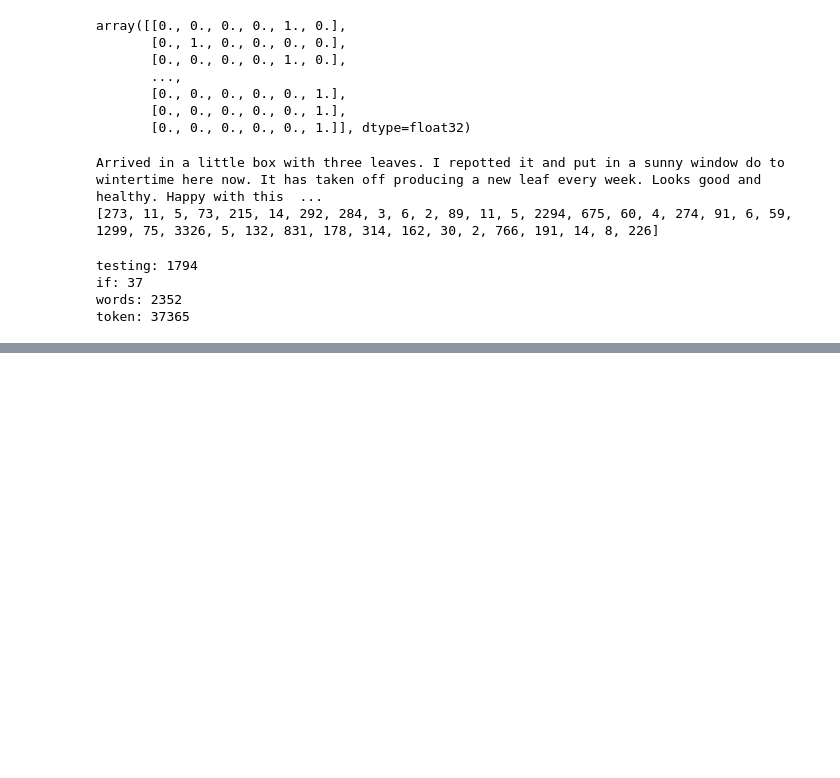
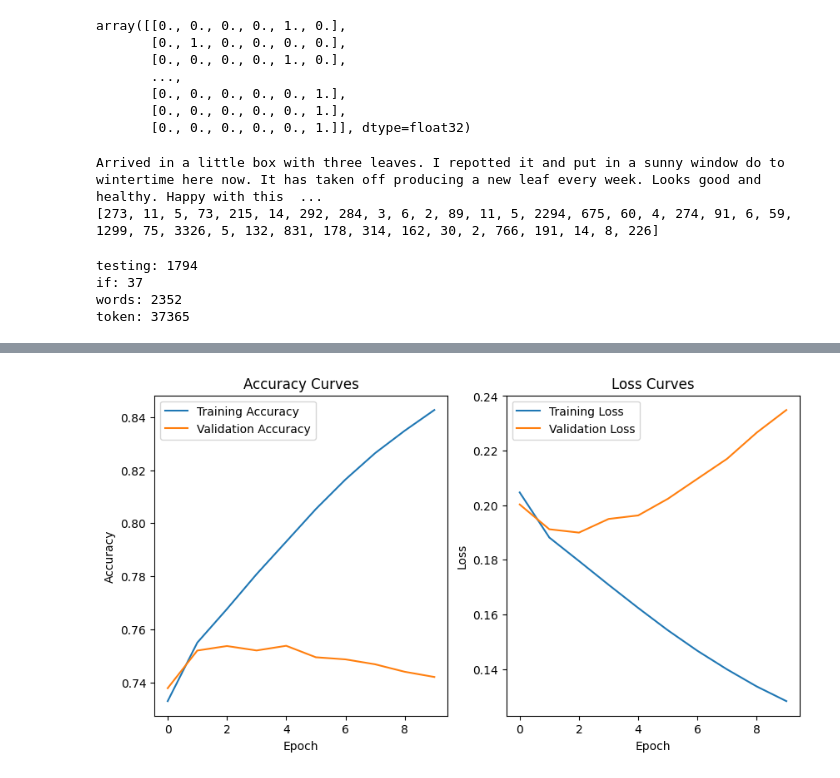
Before and after one commit to ESadik0908/Dissertation, a Jupyter notebook: Notebooks/NeuralNetwork sentiment analysis.ipynb, the cells around one changed output, grey strips where cells are left out. Drawn from its saved outputs; the diff is of its cells as text; code cells hidden in the pictures; blank space fills up the shorter version.

```diff
--- a/Notebooks/NeuralNetwork sentiment analysis.ipynb
+++ b/Notebooks/NeuralNetwork sentiment analysis.ipynb
@@ -88,7 +107,5 @@ token: 37365
 # %%
-from keras.utils import pad_sequences
-
-maxlen = 100
+maxlen = 5255
 
 train_x = pad_sequences(train_x, padding='post', maxlen=maxlen)
 test_x = pad_sequences(test_x, padding='post', maxlen=maxlen)
@@ -106,7 +122,7 @@ print(train_x[0, :])
 # %%
 embedding_dim = 100
 
-model = Sequential()
+model = models.Sequential()
 model.add(layers.Embedding(vocab_size, embedding_dim, input_length=maxlen))
 model.add(layers.Conv1D(128, 5, activation='relu'))
 model.add(layers.GlobalMaxPooling1D())
@@ -164,2 +182,24 @@ NameError: name 'plot_history' is not defined
 # %%
 model.save("../Model/model.h5")
+# %%
+plt.figure(figsize=[10,5])
+plt.subplot(121)
+plt.plot(history.history['accuracy'])
+plt.plot(history.history['val_accuracy'])
+plt.xlabel('Epoch')
+plt.ylabel('Accuracy')
+plt.legend(['Training Accuracy',
+           'Validation Accuracy'])
+plt.title('Accuracy Curves')
+
+plt.subplot(122)
+plt.plot(history.history['loss'])
+plt.plot(history.history['val_loss'])
+plt.xlabel('Epoch')
+plt.ylabel('Loss')
+plt.legend(['Training Loss',
+           'Validation Loss'])
+plt.title('Loss Curves')
+plt.show()
+# %% [output]
+[figure, added]
```
Also changed, not shown: parts of 14 cells of this notebook, 2 other files.
